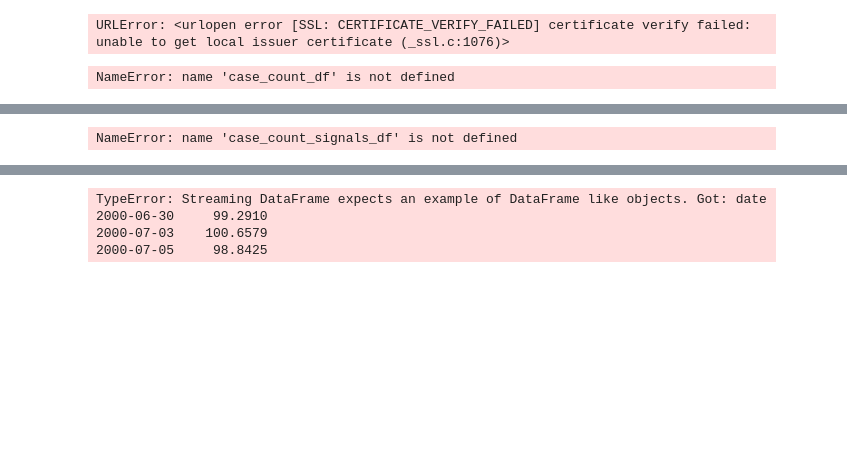
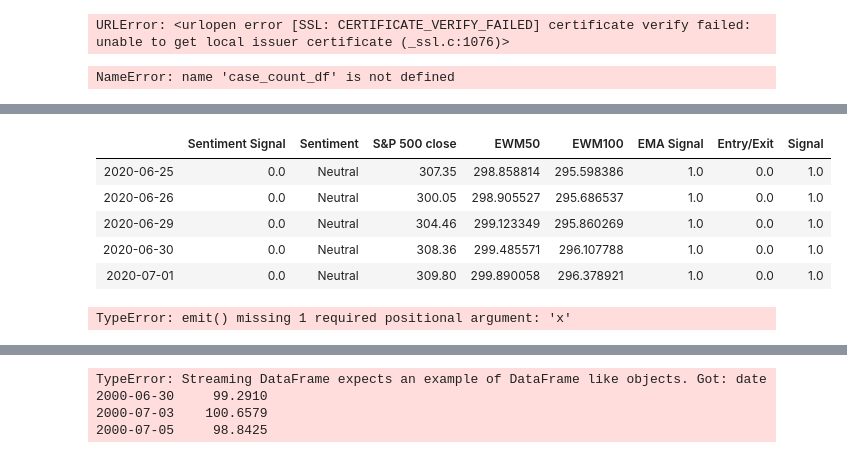
Before and after one commit to awanzek/FinTech_Project2, a Jupyter notebook: dashboard.ipynb, the cells around one changed output, grey strips where cells are left out. Saved outputs shown, nothing was run; the diff lists cells and outputs as text; code cells hidden in the pictures; blank space fills up the shorter version.

```diff
--- a/dashboard.ipynb
+++ b/dashboard.ipynb
@@ -257,15 +245,20 @@ EMA_signal_df.head()
 | 2000-07-06 | 99.6114 | 99.596315 | 99.598535 | 0.0 | 0.0 |
 | 2000-07-07 | 101.2132 | 99.946069 | 99.934513 | 0.0 | 0.0 |
 # %%
-def get_trading_signals(case_count_signals_df,sentiment_signal_df,EMA_signal_df):
-    case_count_signals_df=case_count_signals_df.tail(29)
+def get_trading_signals(sentiment_signal_df,EMA_signal_df):
+    #case_count_signals_df=case_count_signals_df.tail(29)
     EMA_signal_df=EMA_signal_df.tail(29)
-    trading_signals_df=pd.concat([case_count_signals_df, sentiment_signal_df,EMA_signal_df],axis=1,join="inner")
-    trading_signals_df['Signal']=trading_signals_df['Case Count Signal']+trading_signals_df['Sentiment Signal']
+    trading_signals_df=pd.concat([sentiment_signal_df,EMA_signal_df],axis=1,join="inner")
+    trading_signals_df['Signal']=trading_signals_df['Sentiment Signal']+trading_signals_df['EMA Signal']
     trading_signals_df['Entry/Exit']=trading_signals_df['Signal'].diff()
     return trading_signals_df
 # %%
-trading_signals_df=get_trading_signals(case_count_signals_df,sentiment_signal_df,EMA_signal_df)
+trading_signals_df=get_trading_signals(sentiment_signal_df,EMA_signal_df)
 trading_signals_df.tail()
 # %% [output]
-NameError: name 'case_count_signals_df' is not defined
+|  | Sentiment Signal | Sentiment | S&P 500 close | EWM50 | EWM100 | EMA Signal | Entry/Exit | Signal |
+| 2020-06-25 | 0.0 | Neutral | 307.35 | 298.858814 | 295.598386 | 1.0 | 0.0 | 1.0 |
+| 2020-06-26 | 0.0 | Neutral | 300.05 | 298.905527 | 295.686537 | 1.0 | 0.0 | 1.0 |
+| 2020-06-29 | 0.0 | Neutral | 304.46 | 299.123349 | 295.860269 | 1.0 | 0.0 | 1.0 |
+| 2020-06-30 | 0.0 | Neutral | 308.36 | 299.485571 | 296.107788 | 1.0 | 0.0 | 1.0 |
+| 2020-07-01 | 0.0 | Neutral | 309.80 | 299.890058 | 296.378921 | 1.0 | 0.0 | 1.0 |
@@ -272,2 +283,6 @@ NameError: name 'case_count_signals_df' is not defined
+# %%
+emit(data)
+# %% [output]
+TypeError: emit() missing 1 required positional argument: 'x'
 # %%
 # Visualize exit position relative to close price
```
Also changed, not shown: parts of 10 cells of this notebook.
